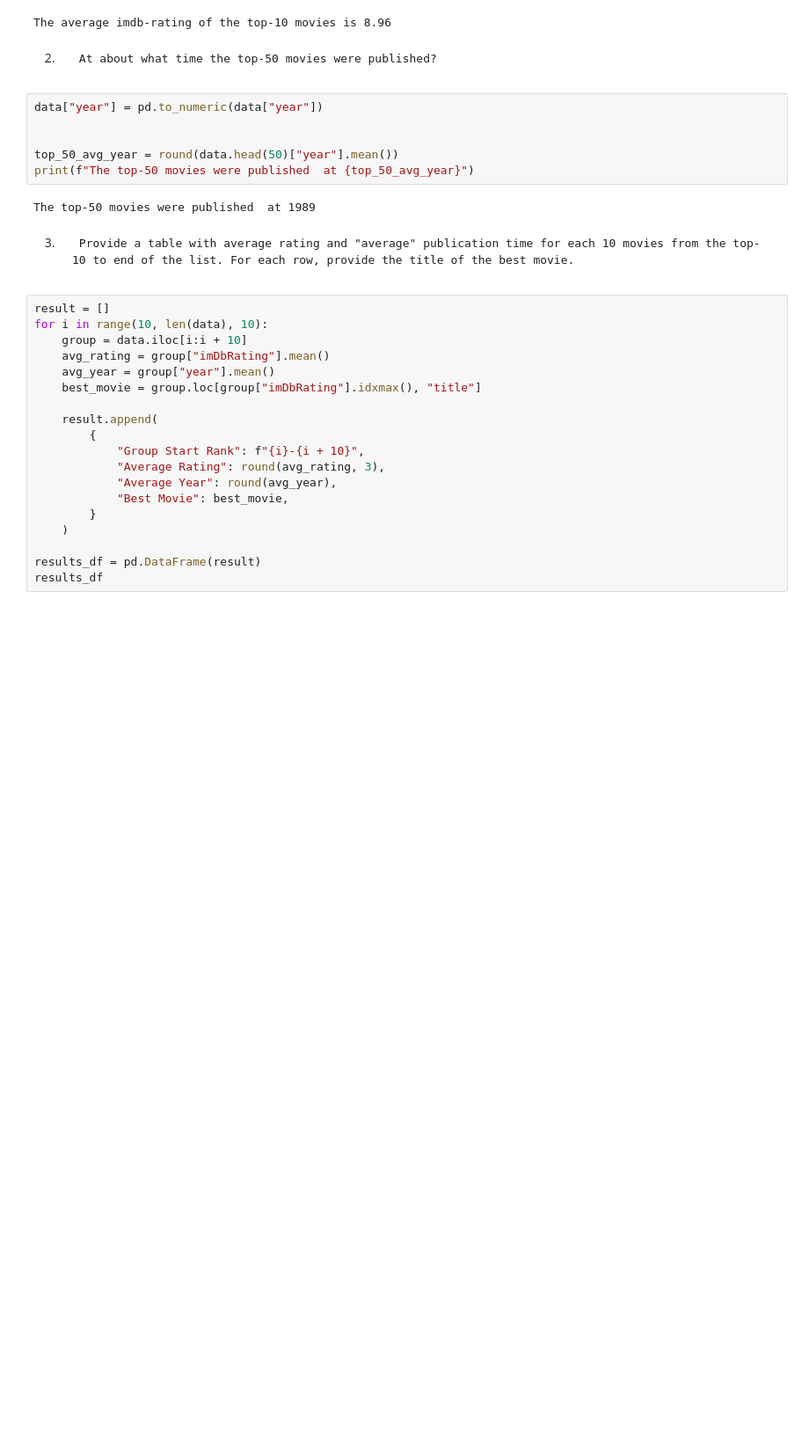
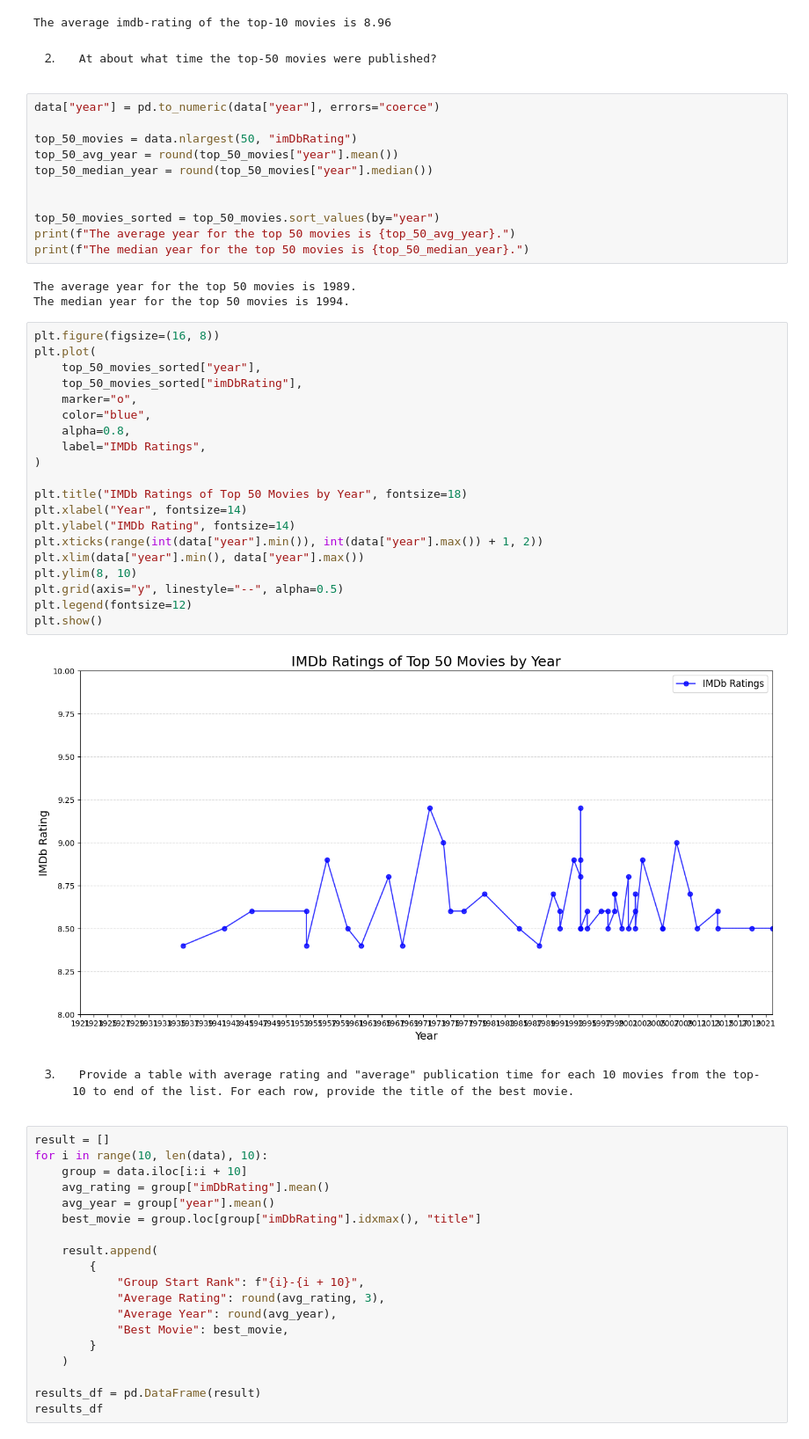
Before and after one commit to Slawoodman/Vimmi, a Jupyter notebook: main.ipynb, the cells around one changed output. Shown at 88% size. Drawn from its saved outputs; the diff is of its cells as text; blank space fills up the shorter version.

```diff
--- a/main.ipynb
+++ b/main.ipynb
@@ -119,13 +120,41 @@ The average imdb-rating of the top-10 movies is 8.96
 # %% [markdown]
 2.      At about what time the top-50 movies were published?
 # %%
-data["year"] = pd.to_numeric(data["year"])
+data["year"] = pd.to_numeric(data["year"], errors="coerce")
+
+top_50_movies = data.nlargest(50, "imDbRating")
+top_50_avg_year = round(top_50_movies["year"].mean())
+top_50_median_year = round(top_50_movies["year"].median())
 
 
-top_50_avg_year = round(data.head(50)["year"].mean())
-print(f"The top-50 movies were published  at {top_50_avg_year}")
+top_50_movies_sorted = top_50_movies.sort_values(by="year")
+print(f"The average year for the top 50 movies is {top_50_avg_year}.")
+print(f"The median year for the top 50 movies is {top_50_median_year}.")
 # %% [output]
-The top-50 movies were published  at 1989
+The average year for the top 50 movies is 1989.
+The median year for the top 50 movies is 1994.
+# %%
+plt.figure(figsize=(16, 8))
+plt.plot(
+    top_50_movies_sorted["year"],
+    top_50_movies_sorted["imDbRating"],
+    marker="o",
+    color="blue",
+    alpha=0.8,
+    label="IMDb Ratings",
+)
+
+plt.title("IMDb Ratings of Top 50 Movies by Year", fontsize=18)
+plt.xlabel("Year", fontsize=14)
+plt.ylabel("IMDb Rating", fontsize=14)
+plt.xticks(range(int(data["year"].min()), int(data["year"].max()) + 1, 2))
+plt.xlim(data["year"].min(), data["year"].max())
+plt.ylim(8, 10)
+plt.grid(axis="y", linestyle="--", alpha=0.5)
+plt.legend(fontsize=12)
+plt.show()
+# %% [output]
+[figure, added]
 # %% [markdown]
 3.      Provide a table with average rating and "average" publication time for each 10 movies from the top-10 to end of the list. For each row, provide the title of the best movie.
 # %%
```
Also changed, not shown: parts of 4 cells of this notebook, 8 other files.
